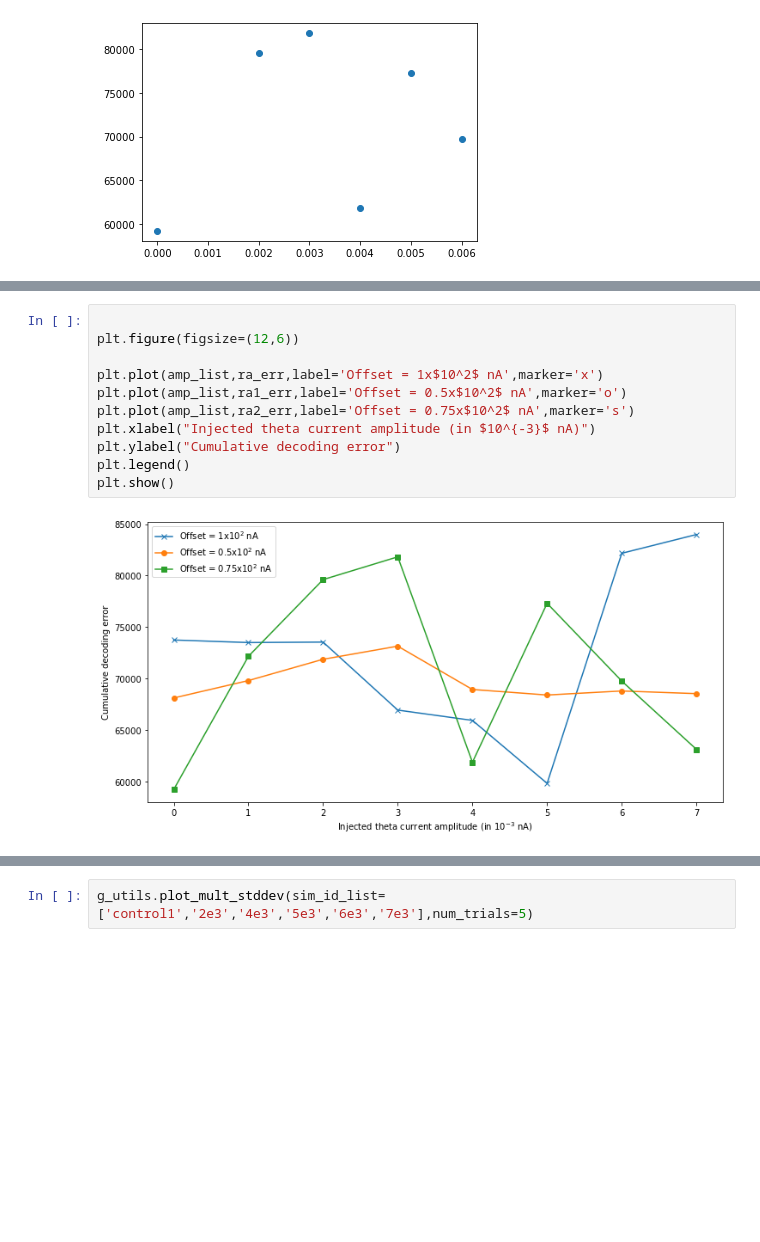
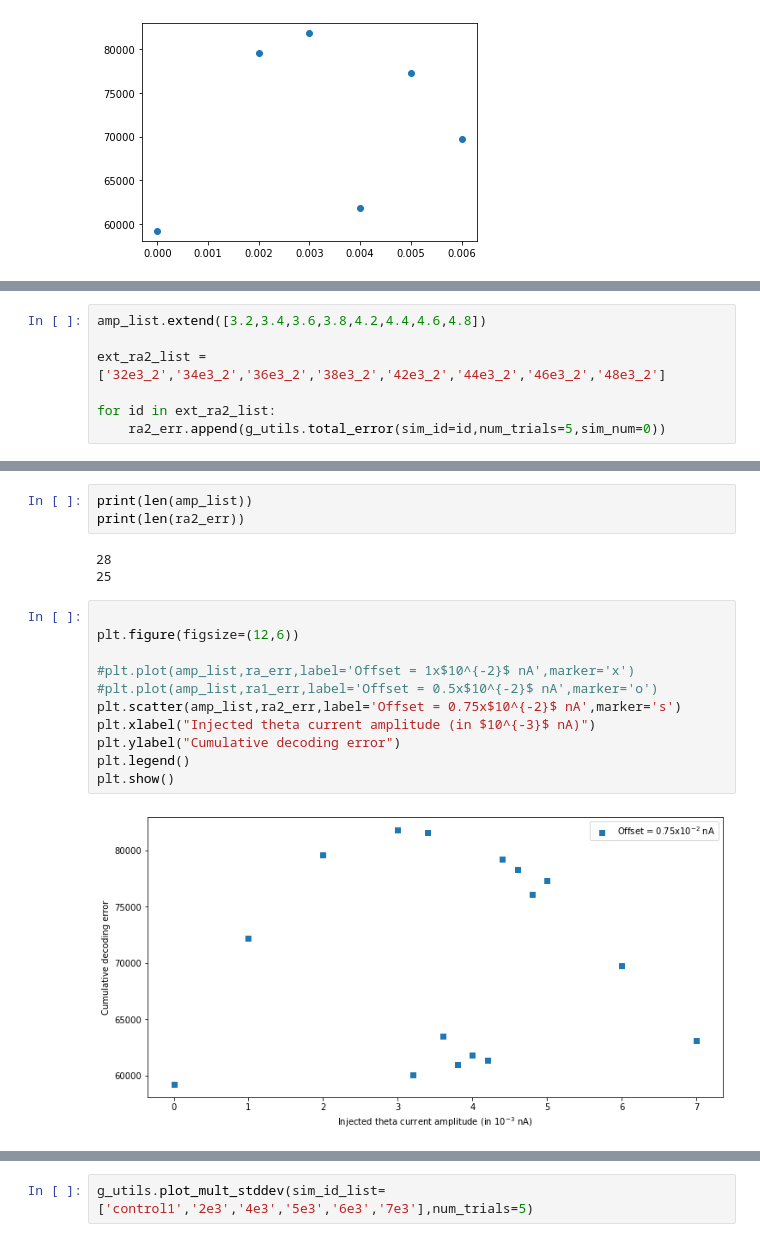
Before and after one commit to tiny-infinity/GridCellsCopy, a Jupyter notebook: analysis/notebooks/real_analysis/ra_!.ipynb, the cells around one changed output, grey strips where cells are left out. Drawn from its saved outputs; the diff is of its cells as text; blank space fills up the shorter version.

```diff
--- a/analysis/notebooks/real_analysis/ra_!.ipynb
+++ b/analysis/notebooks/real_analysis/ra_!.ipynb
@@ -137,3 +137,10 @@ Trial Number  4
 Hallelujah
 Stellate File Path :  data/7e3_2/stell_spks_7e3_2.hdf5
 Interneuron File Path :  data/7e3_2/intrnrn_spks_7e3_2.hdf5
+# %%
+amp_list.extend([3.2,3.4,3.6,3.8,4.2,4.4,4.6,4.8])
+
+ext_ra2_list = ['32e3_2','34e3_2','36e3_2','38e3_2','42e3_2','44e3_2','46e3_2','48e3_2']
+
+for id in ext_ra2_list:
+    ra2_err.append(g_utils.total_error(sim_id=id,num_trials=5,sim_num=0))
@@ -140,13 +198,19 @@ Interneuron File Path :  data/7e3_2/intrnrn_spks_7e3_2.hdf5
+# %%
+print(len(amp_list))
+print(len(ra2_err))
+# %% [output]
+28
+25
 # %%
 
 plt.figure(figsize=(12,6))
 
-plt.plot(amp_list,ra_err,label='Offset = 1x$10^2$ nA',marker='x')
-plt.plot(amp_list,ra1_err,label='Offset = 0.5x$10^2$ nA',marker='o')
-plt.plot(amp_list,ra2_err,label='Offset = 0.75x$10^2$ nA',marker='s')
+#plt.plot(amp_list,ra_err,label='Offset = 1x$10^{-2}$ nA',marker='x')
+#plt.plot(amp_list,ra1_err,label='Offset = 0.5x$10^{-2}$ nA',marker='o')
+plt.scatter(amp_list,ra2_err,label='Offset = 0.75x$10^{-2}$ nA',marker='s')
 plt.xlabel("Injected theta current amplitude (in $10^{-3}$ nA)")
 plt.ylabel("Cumulative decoding error")
 plt.legend()
 plt.show()
 # %% [output]
-[figure, old version]
+[figure, new version]
```
Also changed, not shown: parts of 6 cells of this notebook, 58 other files.
